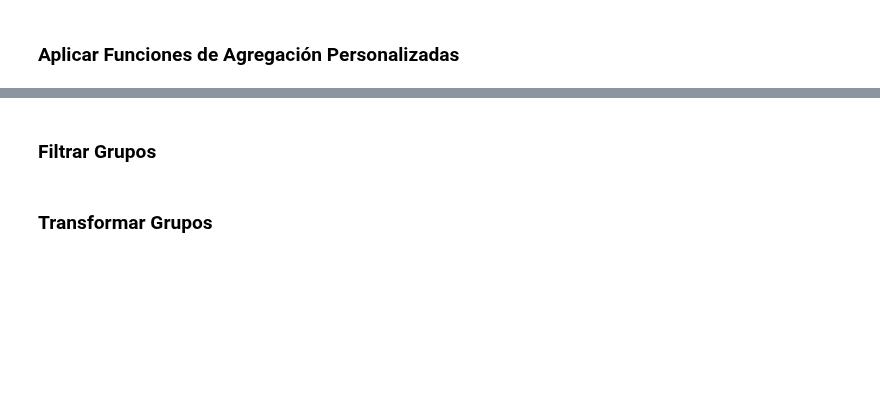
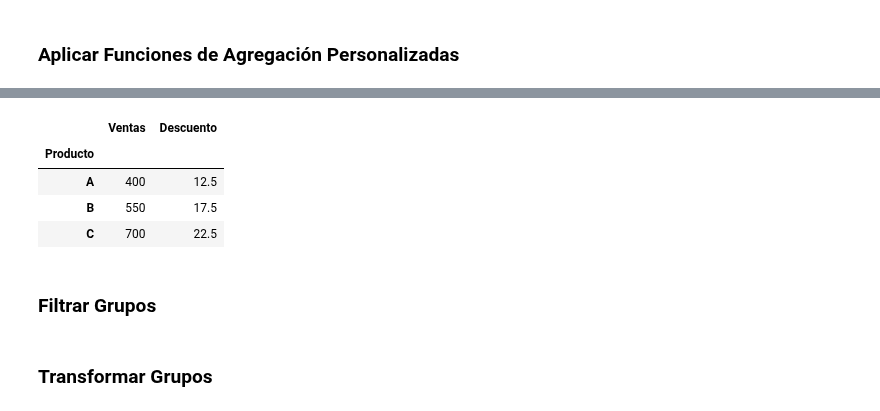
Before and after one commit to pjhh-umar/ProgramacionDOS, a Jupyter notebook: Semanas/S13.ipynb, the cells around one changed output, grey strips where cells are left out. Drawn from its saved outputs; the diff is of its cells as text; code cells hidden in the pictures; blank space fills up the shorter version.

```diff
--- a/Semanas/S13.ipynb
+++ b/Semanas/S13.ipynb
@@ -1524,3 +1637,27 @@ print(result)
+# %%
+data = {
+    'Producto': ['A', 'B', 'C', 'A', 'B', 'C'],
+    'Ventas': [100, 150, 200, 300, 400, 500],
+    'Descuento': [5, 10, 15, 20, 25, 30]
+}
+
+df = pd.DataFrame(data)
+
+# Aplicar diferentes funciones a diferentes columnas
+result = df.groupby('Producto')
+
+result = result.agg({
+    'Ventas': 'sum',
+    'Descuento': 'mean'
+})
+
+result
+# %% [output]
+|  | Ventas | Descuento |
+| Producto |  |  |
+| A | 400 | 12.5 |
+| B | 550 | 17.5 |
+| C | 700 | 22.5 |
 # %%
 # Aplicar diferentes funciones a diferentes columnas
 result = df.agg({
```
Also changed, not shown: parts of 19 cells of this notebook.
